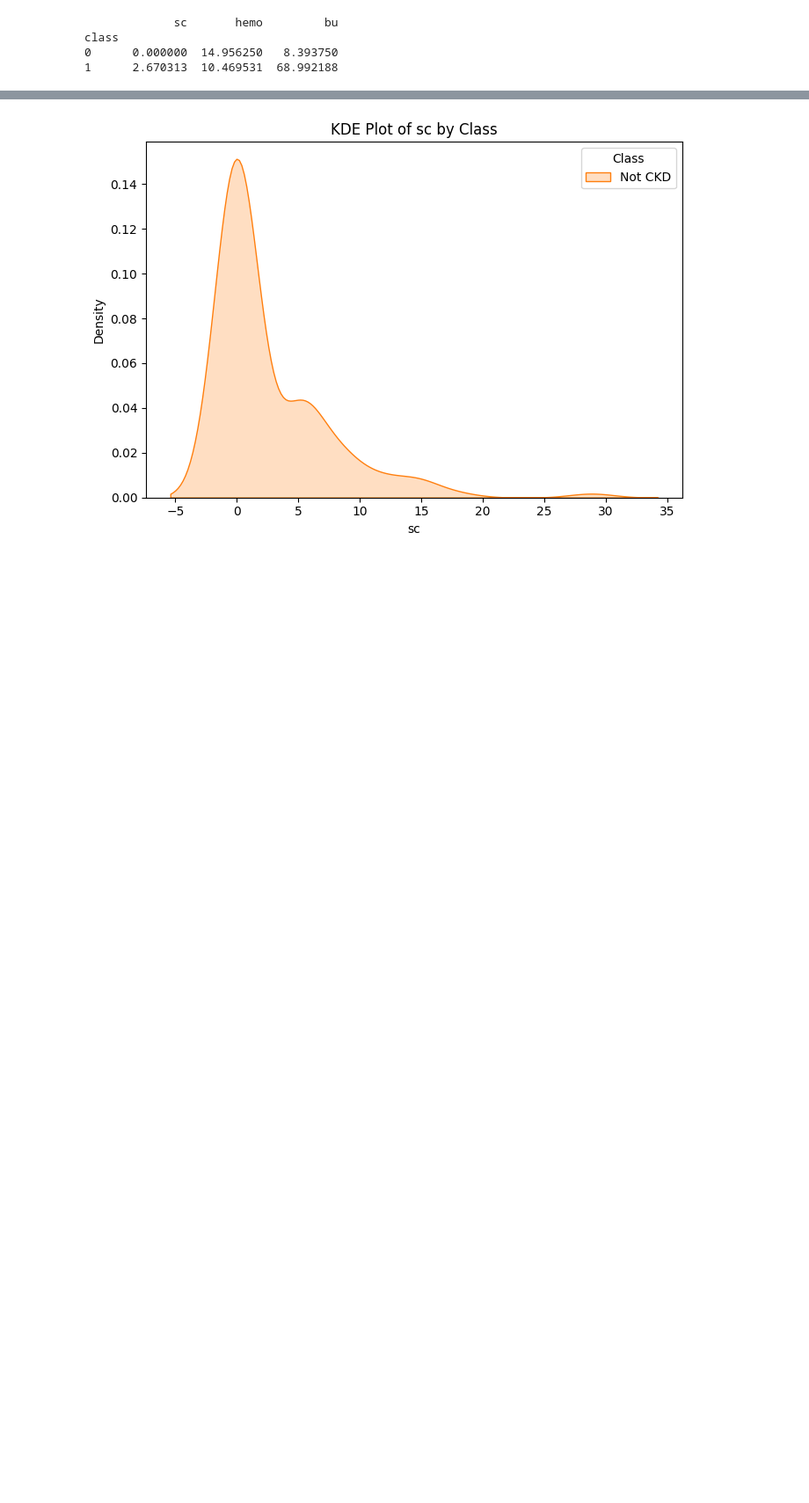
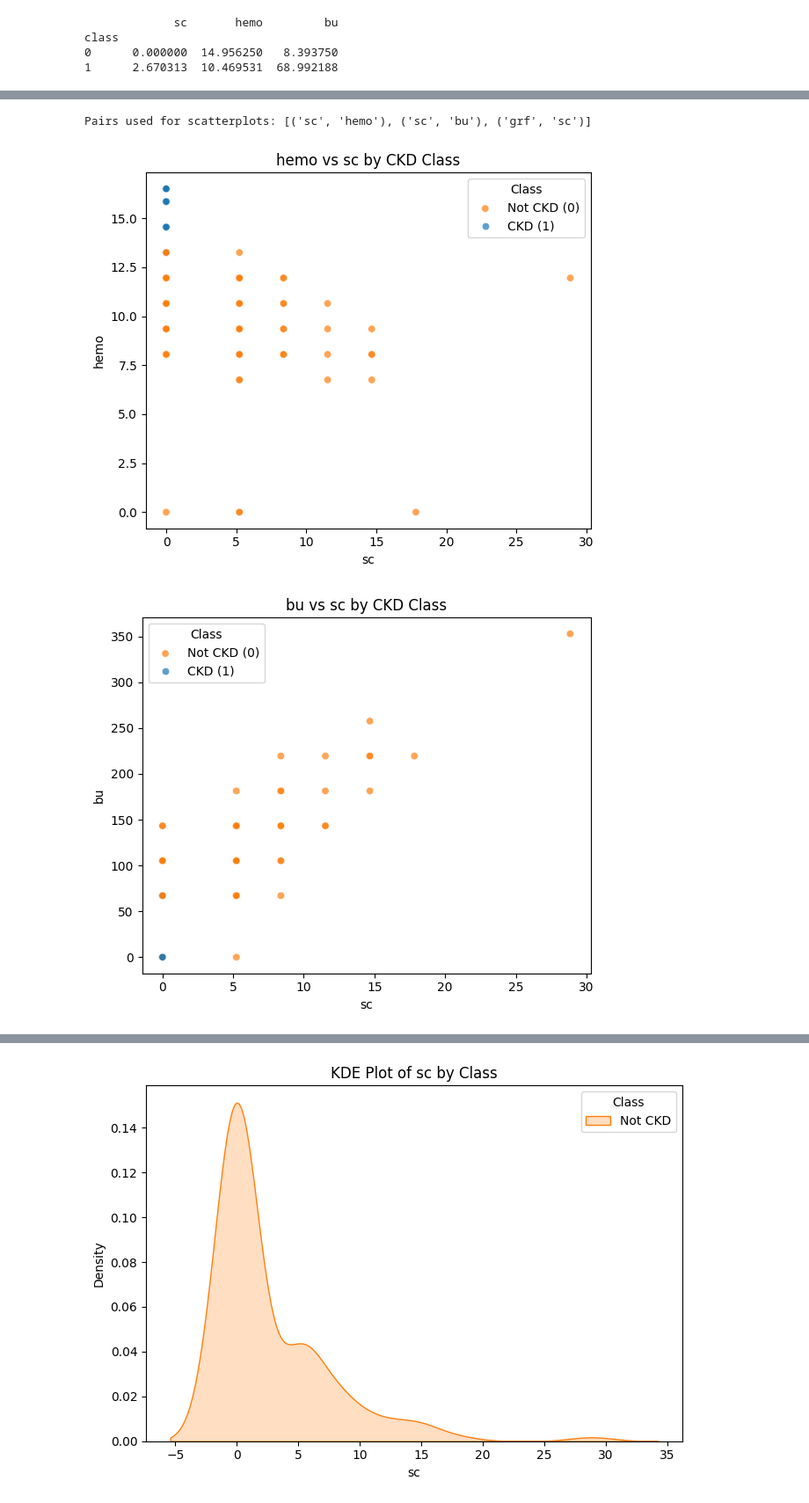
Before and after one commit to ap-vp/DS-2002, a Jupyter notebook: DS3001_project.ipynb, the cells around one changed output, grey strips where cells are left out. Shown: that part at 88% size. Saved outputs shown, nothing was run; the diff lists cells and outputs as text; code cells hidden in the pictures; blank space fills up the shorter version.

```diff
--- a/DS3001_project.ipynb
+++ b/DS3001_project.ipynb
@@ -298,0 +346,32 @@ plt.show()
+# %%
+#scatterplots of key numeric pairs by CKD class
+pairs = [
+    ('sc', 'hemo'),
+    ('sc', 'bu'),
+    ('bgr', 'bp'),
+    ('grf', 'sc')
+]
+
+pairs = [(x, y) for x, y in pairs if x in df.columns and y in df.columns]
+
+print("Pairs used for scatterplots:", pairs)
+
+for xcol, ycol in pairs:
+    plt.figure(figsize=(6, 5))
+    sns.scatterplot(
+        data=df,
+        x=xcol,
+        y=ycol,
+        hue='class',
+        alpha=0.7
+    )
+    plt.title(f'{ycol} vs {xcol} by CKD Class')
+    plt.xlabel(xcol)
+    plt.ylabel(ycol)
+    plt.legend(title='Class', labels=['Not CKD (0)', 'CKD (1)'])
+    plt.tight_layout()
+    plt.show()
+# %% [output]
+Pairs used for scatterplots: [('sc', 'hemo'), ('sc', 'bu'), ('grf', 'sc')]
+[figure, added]
+[figure, added]
```
Also changed, not shown: parts of 40 cells of this notebook.
